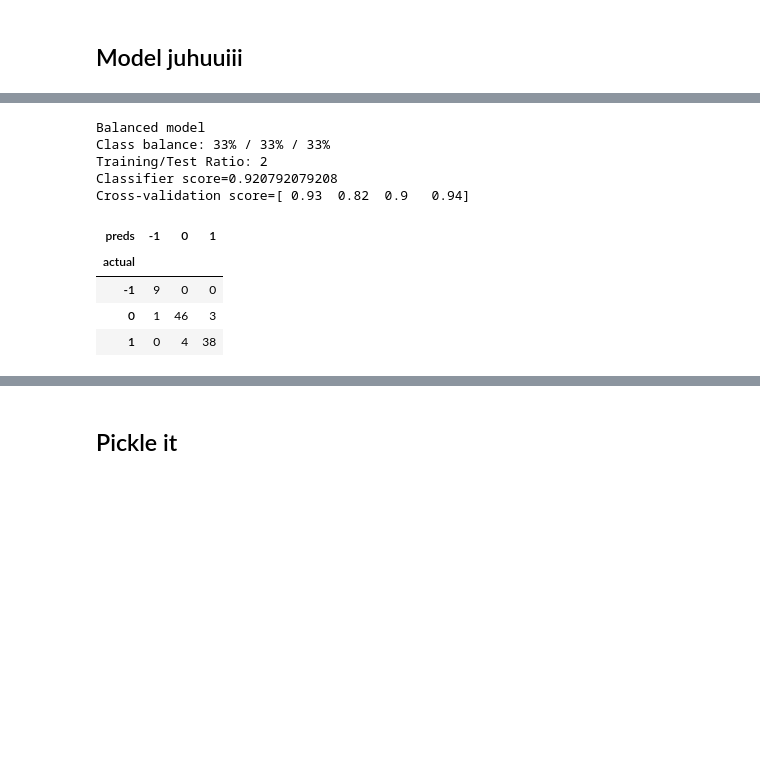
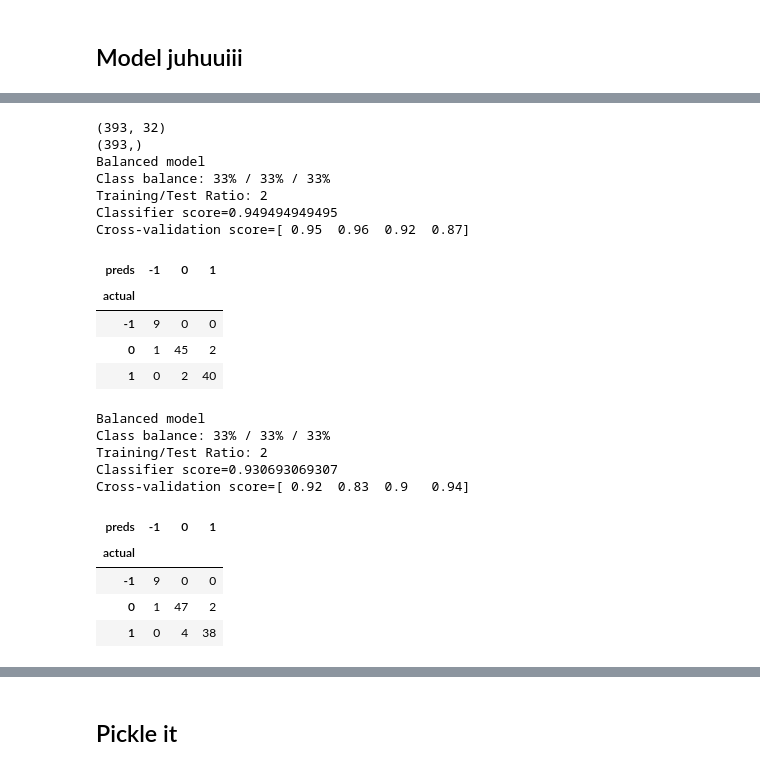
Before and after one commit to StefanKal/DarknetReport, a Jupyter notebook: Fentanyl_modelRandomForest.ipynb, the cells around one changed output, grey strips where cells are left out. Cells and saved outputs as stored; diff of their text form; code cells hidden in the pictures; blank space fills up the shorter version.

```diff
--- a/Fentanyl_modelRandomForest.ipynb
+++ b/Fentanyl_modelRandomForest.ipynb
@@ -514,4 +538,57 @@ Cross-validation score=[ 0.93  0.82  0.89  0.93]
 | 1 | 0 | 4 | 38 |
+# %%
+# Calculate time-shifted prediction
+
+shift = 7 #in days
+X_shifted = X[0:-shift,:]
+y_shifted = y[shift:]
+print X_shifted.shape
+print y_shifted.shape
+
+
+X_train, X_test, y_train, y_test = train_test_split(X_shifted, y_shifted, stratify=y_shifted, test_size=0.25, random_state=123)
+
+## Fix class imbalance
+from unbalanced_dataset.over_sampling import RandomOverSampler
+from unbalanced_dataset.over_sampling import SMOTE #Synthetic Minority Over-sampling Technique
+# 'SMOTE'
+smote = SMOTE(ratio='auto', verbose=False, kind='regular')
+SMO_X_train_temp, SMO_y_train_temp = smote.fit_transform(X_train, y_train)
+SMO_X_train, SMO_y_train = smote.fit_transform(SMO_X_train_temp, SMO_y_train_temp)
+
+# Create Random Forest object
+model= RandomForestClassifier(n_estimators=200)
+# Train the model using the training sets and check score
+model.fit(SMO_X_train,SMO_y_train)
+# Predict Output
+y_predicted = model.predict(X_test)
+
+n_samples = X_shifted.shape[0]
+cv = cross_validation.ShuffleSplit(n_samples, n_iter=4, test_size=0.25, random_state=777)
+crossValScore = cross_validation.cross_val_score(model, X_shifted, y_shifted, cv=cv)
+
+p1 = float(sum(SMO_y_train == 1))/len(SMO_y_train)*100
+p0 = float(sum(SMO_y_train == 0))/len(SMO_y_train)*100
+p_1 = float(sum(SMO_y_train == -1))/len(SMO_y_train)*100
+print 'Balanced model'
+print 'Class balance: %d%% / %d%% / %d%%' % (p1,p0,p_1)
+print 'Training/Test Ratio: '+str(X_train.shape[0] / X_test.shape[0])
+print 'Classifier score='+str(model.score(X_test, y_test))
+print 'Cross-validation score='+str(crossValScore)
+pd.crosstab(y_test, y_predicted, rownames=['actual'], colnames=['preds'])
+# %% [output]
+(393, 32)
+(393,)
+Balanced model
+Class balance: 33% / 33% / 33%
+Training/Test Ratio: 2
+Classifier score=0.949494949495
+Cross-validation score=[ 0.95  0.96  0.92  0.87]
+| preds | -1 | 0 | 1 |
+| actual |  |  |  |
+| -1 | 9 | 0 | 0 |
+| 0 | 1 | 45 | 2 |
+| 1 | 0 | 2 | 40 |
 # %%
 ## Fix class imbalance
 from unbalanced_dataset.over_sampling import RandomOverSampler
@@ -545,12 +622,12 @@ pd.crosstab(y_test, y_predicted, rownames=['actual'], colnames=['preds'])
 Balanced model
 Class balance: 33% / 33% / 33%
 Training/Test Ratio: 2
-Classifier score=0.920792079208
-Cross-validation score=[ 0.93  0.82  0.9   0.94]
+Classifier score=0.930693069307
+Cross-validation score=[ 0.92  0.83  0.9   0.94]
 | preds | -1 | 0 | 1 |
 | actual |  |  |  |
 | -1 | 9 | 0 | 0 |
-| 0 | 1 | 46 | 3 |
+| 0 | 1 | 47 | 2 |
 | 1 | 0 | 4 | 38 |
 # %%
 from sklearn.metrics import confusion_matrix
```
Also changed, not shown: parts of 4 cells of this notebook, 2 other files.
